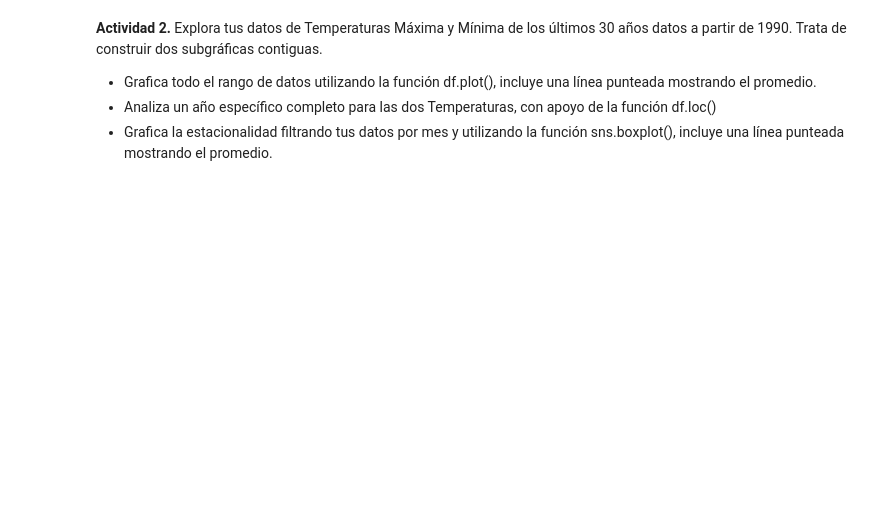
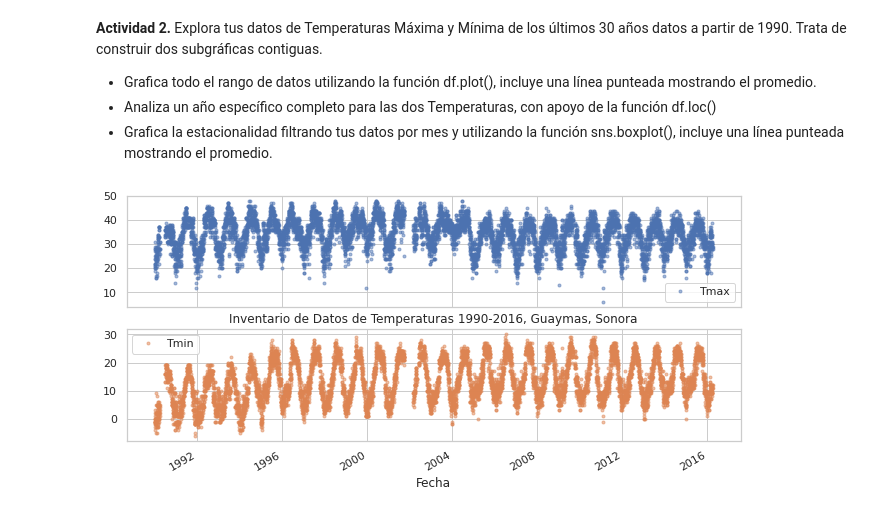
Before and after one commit to HumbertoMezaRuiz/Computacional1, a Jupyter notebook: Actividad5.ipynb, the cells around one changed output. Drawn from its saved outputs; the diff is of its cells as text; code cells hidden in the pictures; blank space fills up the shorter version.

```diff
--- a/Actividad5.ipynb
+++ b/Actividad5.ipynb
@@ -116,5 +125,6 @@ plt.title('Inventario de Datos 1986-2016, Guaymas, Sonora');
 # %%
 # Analizando la precipitación en el año 2010, usando la función df.loc() para filtrar un periodo
+sns.set(rc={'figure.figsize':(12, 6)})
 ax = df_30años.loc['2010', 'Precipit'].plot()
 ax.set_ylabel('Precipitación (mm)');
 # %% [output]
@@ -152,16 +149,0 @@ plt.show()
-# %%
-# Gráfica de Temp Máximas últimos 30 años agrupada por mes
-sns.set_style('whitegrid')
-
-# Para poner la gráfica más grande
-plt.figure(figsize=(16,8))
-
-# la gráfica
-g =sns.barplot(x='Mes', y='Tmax', data=df_30años);
-
-#Etiquetas
-plt.xlabel('Meses')
-plt.ylabel('Temperatura Máxima (°C)')
-plt.title('Temperatura Máxima Promedio y barras de error para Guaymas, Sonora', fontsize=18)
-
-plt.show()
@@ -170,16 +149,0 @@ plt.show()
-# %%
-# Gráfica de Temp Mínimas últimos 30 años agrupada por mes
-sns.set_style('whitegrid')
-
-# Para poner la gráfica más grande
-plt.figure(figsize=(16,8))
-
-# la gráfica
-g =sns.barplot(x='Mes', y='Tmin', data=df_30años);
-
-#Etiquetas
-plt.xlabel('Meses')
-plt.ylabel('Temperatura Mínima (°C)')
-plt.title('Temperatura Mínima Promedio y barras de error para Guaymas, Sonora', fontsize=18)
-
-plt.show()
@@ -191,3 +153,12 @@ plt.show()
 * Grafica todo el rango de datos utilizando la función df.plot(), incluye una línea punteada mostrando el promedio.
 * Analiza un año específico completo para las dos Temperaturas, con apoyo de la función df.loc()
 * Grafica la estacionalidad filtrando tus datos por mes y utilizando la función sns.boxplot(), incluye una línea punteada mostrando el promedio.
+# %%
+# Checamos la continuidad de datos, para ver si será viable usar ese periodo
+cols_plot = ['Tmax', 'Tmin']
+ax_ylabels = ['Temperatura Máxima (°C)', 'Temperatura Mínima (°C)']
+axes = df_30años[cols_plot].plot(marker='.', alpha=0.5, linestyle='None',
+                                  figsize=(11, 5), subplots=True)
+plt.title('Inventario de Datos de Temperaturas 1990-2016, Guaymas, Sonora');
+# %% [output]
+[figure, added]
```
Also changed, not shown: parts of 36 cells of this notebook.
